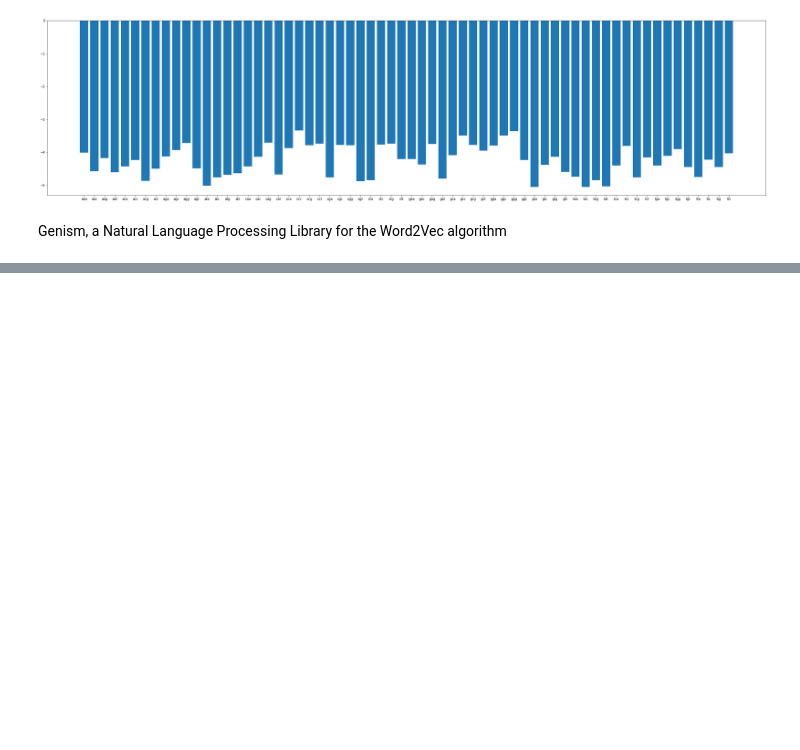
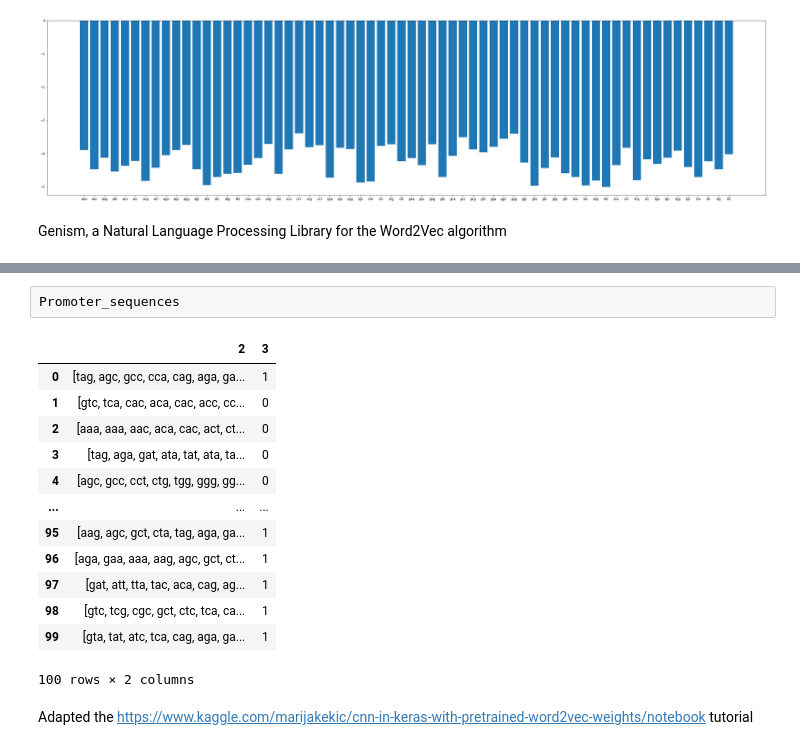
Before and after one commit to sermare/DeepOff, a Jupyter notebook: NLP.ipynb, the cells around one changed output, grey strips where cells are left out. Cells and saved outputs as stored; diff of their text form; blank space fills up the shorter version.

```diff
--- a/NLP.ipynb
+++ b/NLP.ipynb
@@ -157,0 +153,18 @@ model.wv.similarity(w1 = "ccc", w2 = 'aaa')
+# %%
+Promoter_sequences
+# %% [output]
+|  | 2 | 3 |
+| 0 | [tag, agc, gcc, cca, cag, aga, ga... | 1 |
+| 1 | [gtc, tca, cac, aca, cac, acc, cc... | 0 |
+| 2 | [aaa, aaa, aac, aca, cac, act, ct... | 0 |
+| 3 | [tag, aga, gat, ata, tat, ata, ta... | 0 |
+| 4 | [agc, gcc, cct, ctg, tgg, ggg, gg... | 0 |
+| ... | ... | ... |
+| 95 | [aag, agc, gct, cta, tag, aga, ga... | 1 |
+| 96 | [aga, gaa, aaa, aag, agc, gct, ct... | 1 |
+| 97 | [gat, att, tta, tac, aca, cag, ag... | 1 |
+| 98 | [gtc, tcg, cgc, gct, ctc, tca, ca... | 1 |
+| 99 | [gta, tat, atc, tca, cag, aga, ga... | 1 |
+100 rows × 2 columns
+# %% [markdown]
+Adapted the https://www.kaggle.com/marijakekic/cnn-in-keras-with-pretrained-word2vec-weights/notebook tutorial
```
Also changed, not shown: parts of 9 cells of this notebook, 1 other file.
